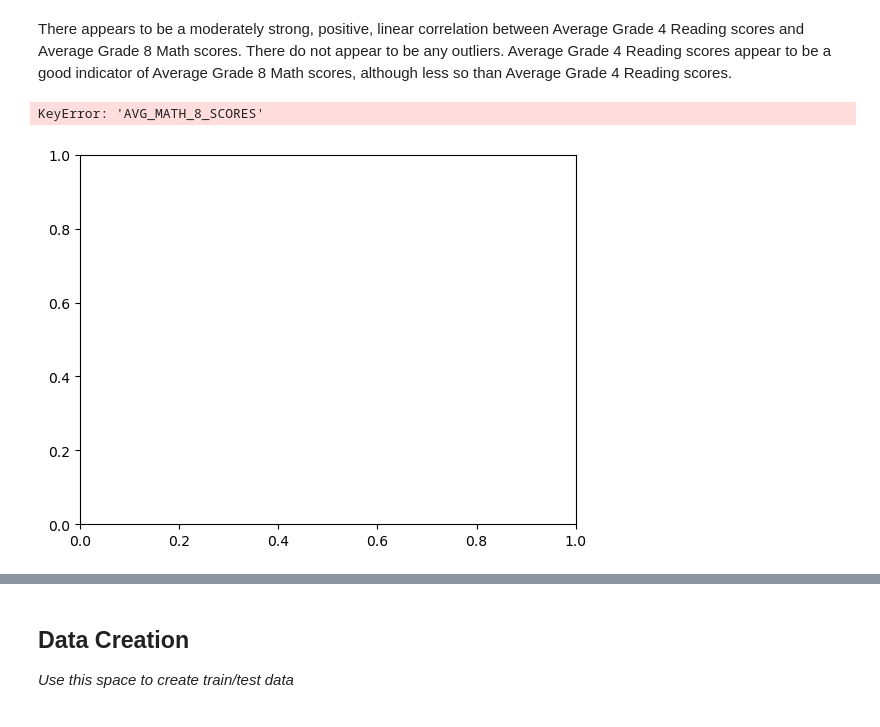
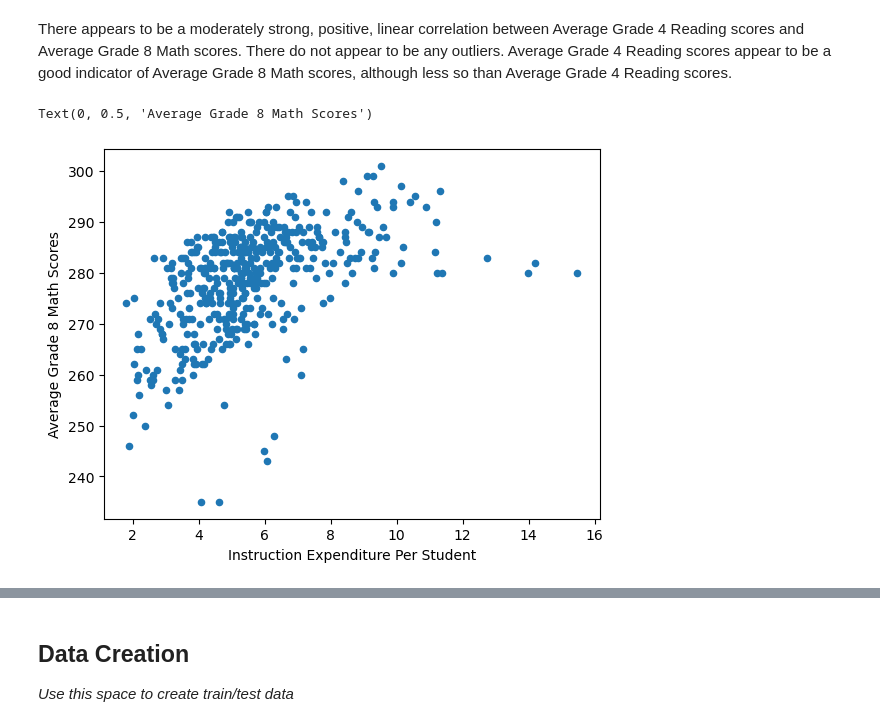
Before and after one commit to zacharyl11/MDST-Onboarding-Zachary-Lin, a Jupyter notebook: tutorial1/checkpoint1.ipynb, the cells around one changed output, grey strips where cells are left out. Saved outputs shown, nothing was run; the diff lists cells and outputs as text; code cells hidden in the pictures.

```diff
--- a/tutorial1/checkpoint1.ipynb
+++ b/tutorial1/checkpoint1.ipynb
@@ -220,9 +223,9 @@ Text(0, 0.5, 'Average Grade 8 Math Score')
 # %% [markdown]
 There appears to be a moderately strong, positive, linear correlation between Average Grade 4 Reading scores and Average Grade 8 Math scores. There do not appear to be any outliers. Average Grade 4 Reading scores appear to be a good indicator of Average Grade 8 Math scores, although less so than Average Grade 4 Reading scores.
 # %%
-df.plot.scatter(x='INSTRUCTION_EXPENDITURE_PER_STUDENT', y='AVG_MATH_8_SCORES')
+df.plot.scatter(x='INSTRUCTION_EXPENDITURE_PER_STUDENT', y='AVG_MATH_8_SCORE')
 plt.xlabel('Instruction Expenditure Per Student')
 plt.ylabel('Average Grade 8 Math Scores')
 # %% [output]
-KeyError: 'AVG_MATH_8_SCORES'
+Text(0, 0.5, 'Average Grade 8 Math Scores')
-[figure, old version]
+[figure, new version]
```
Also changed, not shown: parts of 14 cells of this notebook.
